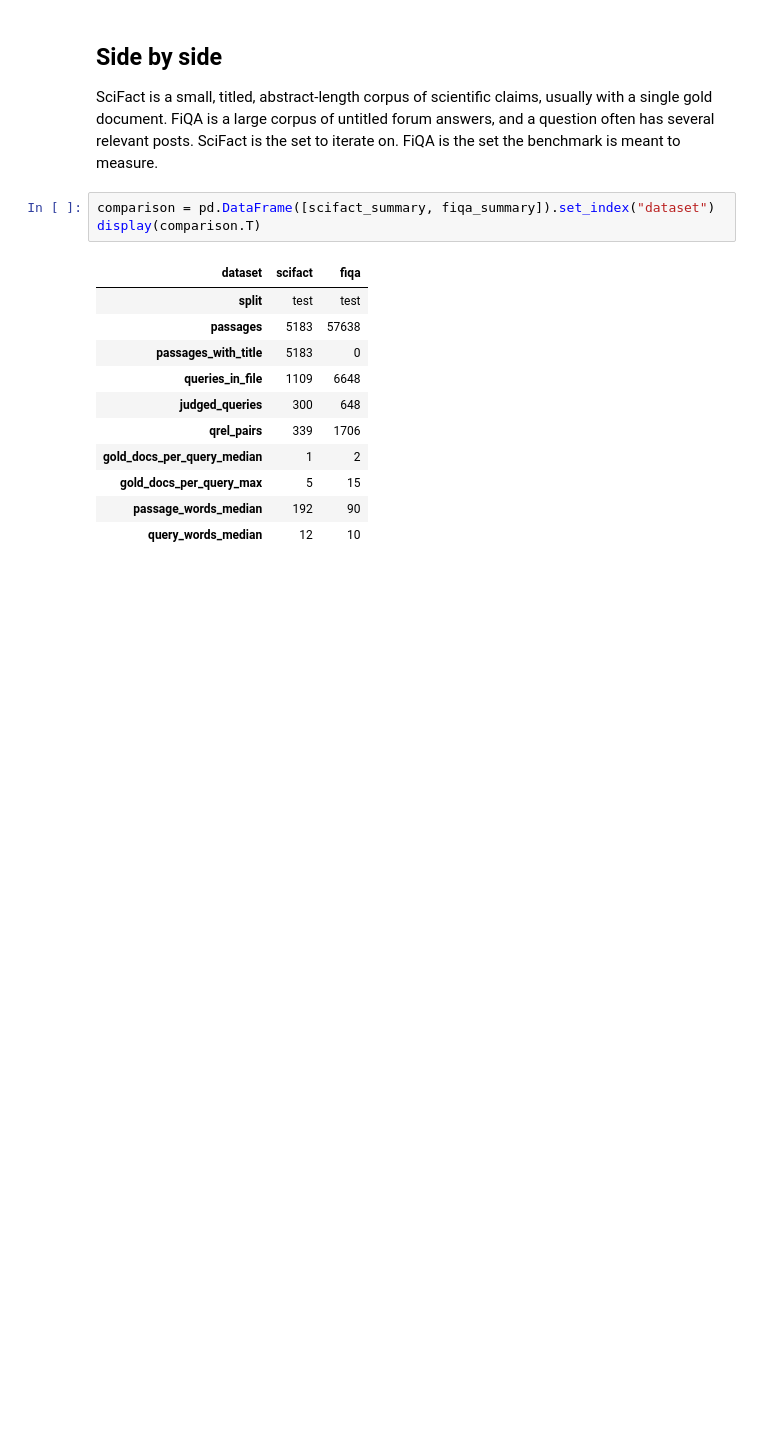
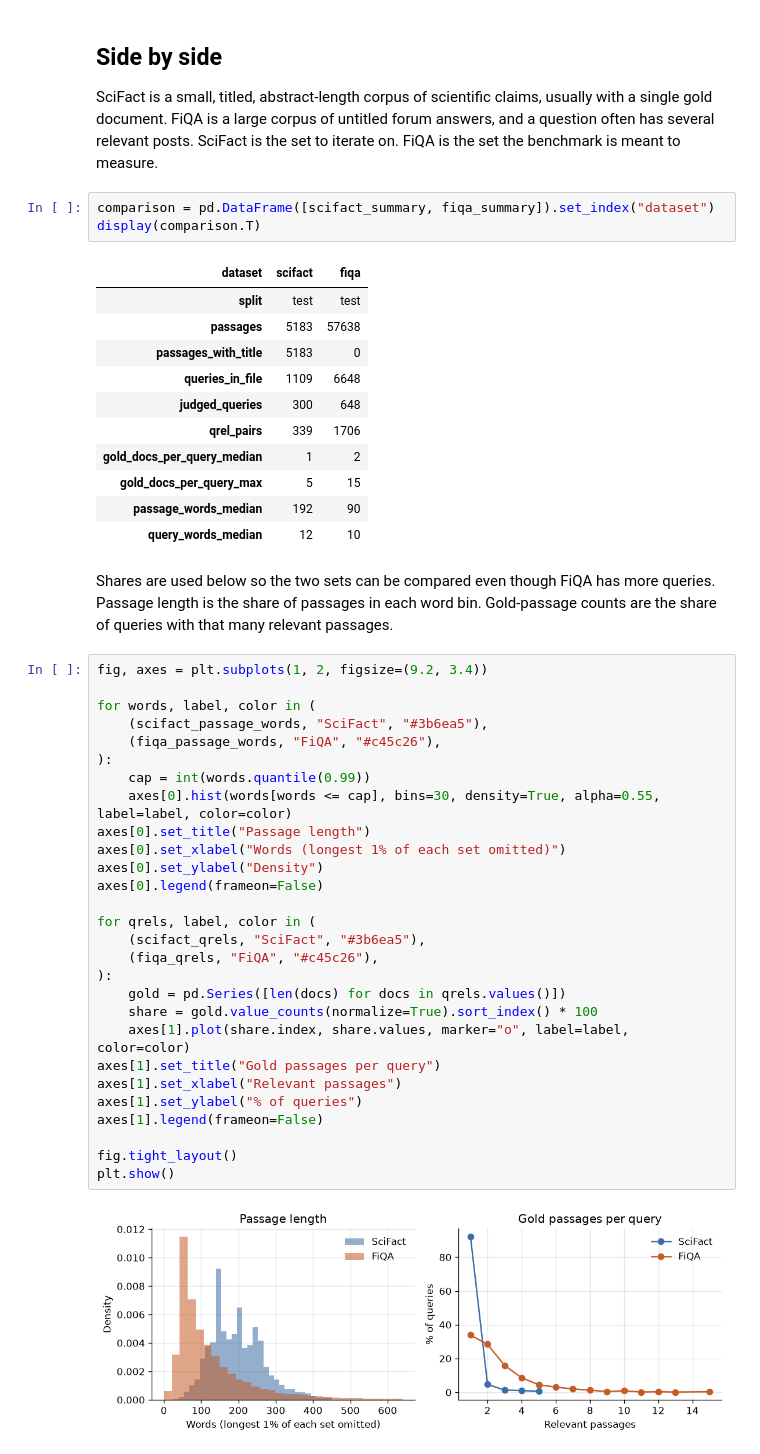
Before and after one commit to sush4nt/rag-bench, a Jupyter notebook: notebooks/explore_datasets.ipynb, the cells around one changed output. Saved outputs shown, nothing was run; the diff lists cells and outputs as text; blank space fills up the shorter version.

```diff
--- a/notebooks/explore_datasets.ipynb
+++ b/notebooks/explore_datasets.ipynb
@@ -223,3 +325,35 @@ display(comparison.T)
 | gold_docs_per_query_max | 5 | 15 |
 | passage_words_median | 192 | 90 |
 | query_words_median | 12 | 10 |
+# %% [markdown]
+Shares are used below so the two sets can be compared even though FiQA has more queries. Passage length is the share of passages in each word bin. Gold-passage counts are the share of queries with that many relevant passages.
+# %%
+fig, axes = plt.subplots(1, 2, figsize=(9.2, 3.4))
+
+for words, label, color in (
+    (scifact_passage_words, "SciFact", "#3b6ea5"),
+    (fiqa_passage_words, "FiQA", "#c45c26"),
+):
+    cap = int(words.quantile(0.99))
+    axes[0].hist(words[words <= cap], bins=30, density=True, alpha=0.55, label=label, color=color)
+axes[0].set_title("Passage length")
+axes[0].set_xlabel("Words (longest 1% of each set omitted)")
+axes[0].set_ylabel("Density")
+axes[0].legend(frameon=False)
+
+for qrels, label, color in (
+    (scifact_qrels, "SciFact", "#3b6ea5"),
+    (fiqa_qrels, "FiQA", "#c45c26"),
+):
+    gold = pd.Series([len(docs) for docs in qrels.values()])
+    share = gold.value_counts(normalize=True).sort_index() * 100
+    axes[1].plot(share.index, share.values, marker="o", label=label, color=color)
+axes[1].set_title("Gold passages per query")
+axes[1].set_xlabel("Relevant passages")
+axes[1].set_ylabel("% of queries")
+axes[1].legend(frameon=False)
+
+fig.tight_layout()
+plt.show()
+# %% [output]
+[figure, added]
```
Also changed, not shown: parts of 8 cells of this notebook.
